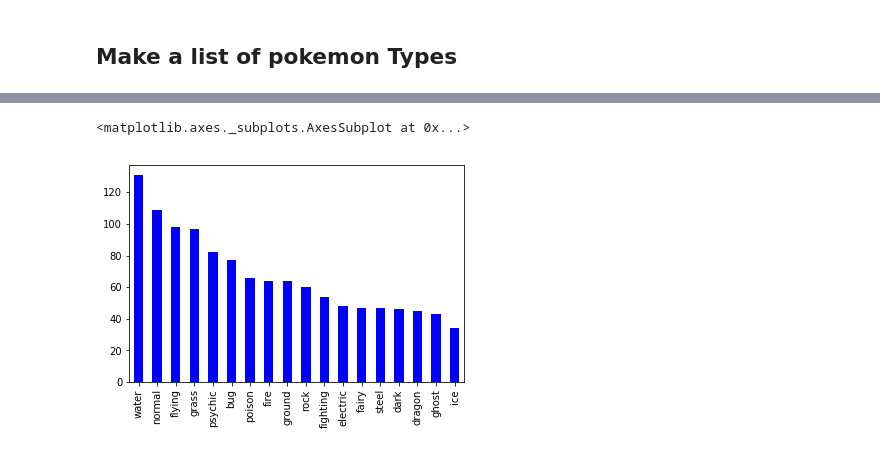
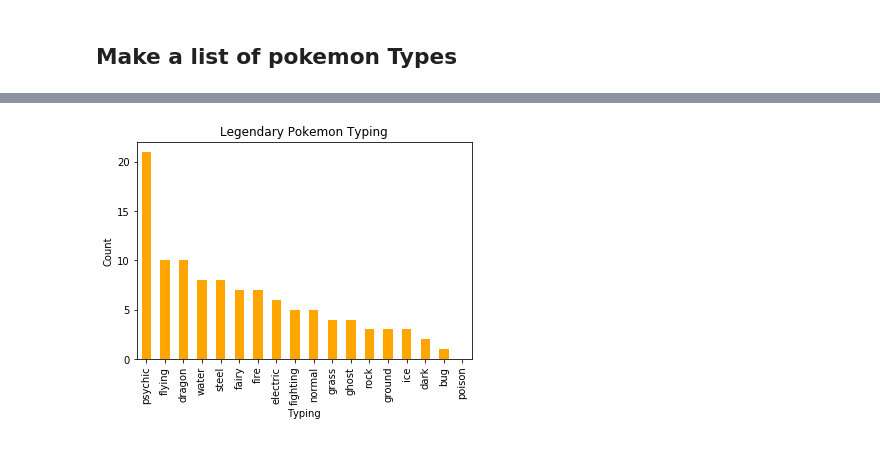
Before and after one commit to WhipeeDip/COGS108-Project, a Jupyter notebook: PhysicalAttributes.ipynb, the cells around one changed output, grey strips where cells are left out. Drawn from its saved outputs; the diff is of its cells as text; code cells hidden in the pictures.

```diff
--- a/PhysicalAttributes.ipynb
+++ b/PhysicalAttributes.ipynb
@@ -167,5 +162,6 @@ legendTypeCount.plot(kind='bar', color="orange")
-# %%
-regularTypeCount.plot(kind='bar', color="blue")
-# %% [output]
-<matplotlib.axes._subplots.AxesSubplot at 0x...>
-[figure, removed]
+# %%
+legendPlot = legendTypeCount.plot(kind='bar', title='Legendary Pokemon Typing', yticks=range(0,25,5), color="orange")
+xstuff = legendPlot.set_xlabel("Typing")
+ystuff = legendPlot.set_ylabel("Count")
+# %% [output]
+[figure, added]
```
Also changed, not shown: parts of 4 cells of this notebook.
